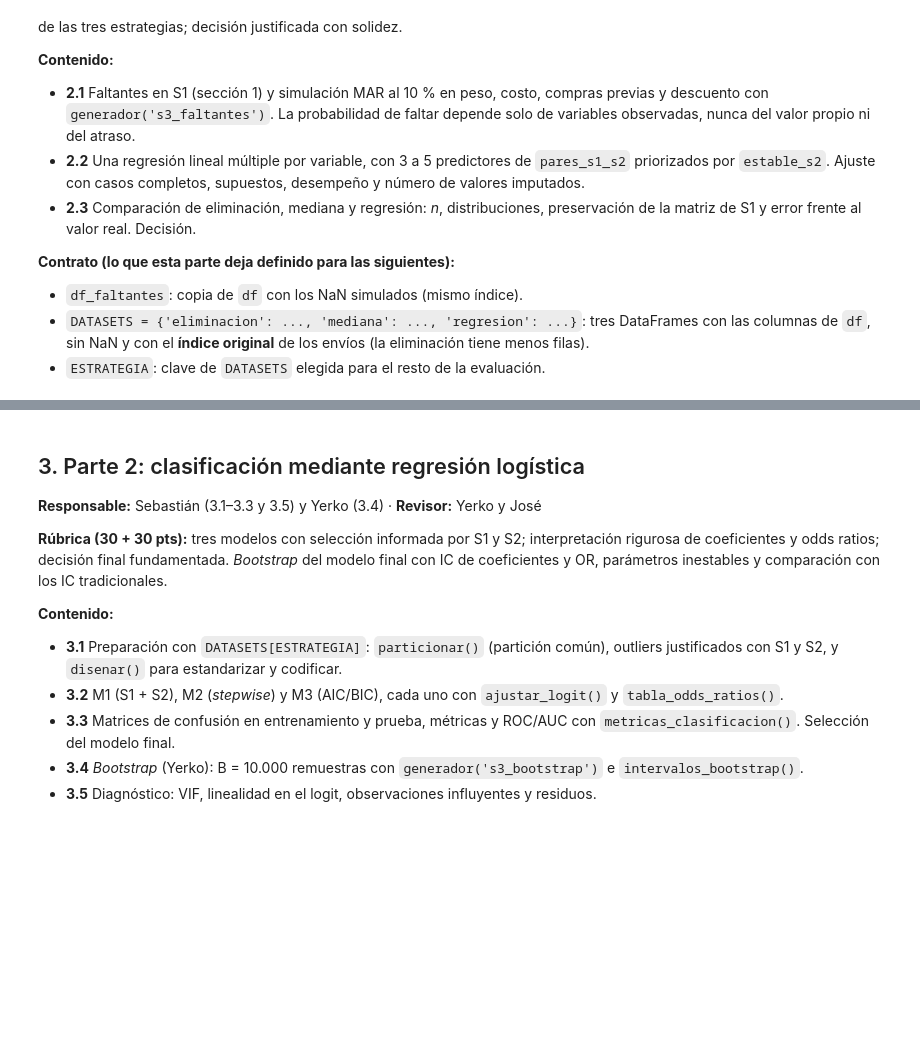
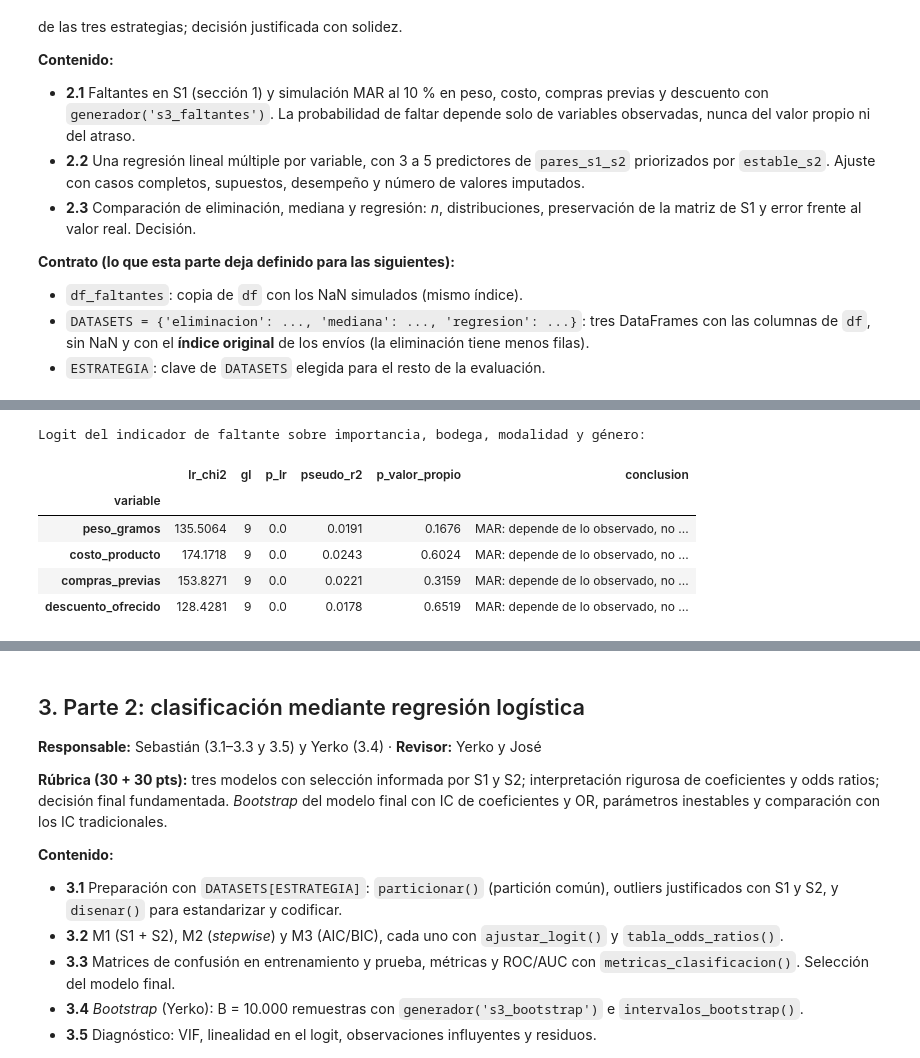
Before and after one commit to joserodriguezc/grupo_1_estadistica_computacional, a Jupyter notebook: sumativa_3/notebooks/sumativa_3_grupo1.ipynb, the cells around one changed output, grey strips where cells are left out. Drawn from its saved outputs; the diff is of its cells as text; code cells hidden in the pictures; blank space fills up the shorter version.

```diff
--- a/sumativa_3/notebooks/sumativa_3_grupo1.ipynb
+++ b/sumativa_3/notebooks/sumativa_3_grupo1.ipynb
@@ -414,0 +489,28 @@ guardar('fig_0_matriz_estabilidad', fig)
+# %%
+# Verificación del mecanismo con una regresión logística del indicador de faltante:
+# (1) sobre las variables observadas: si fuera MCAR, la prueba de razón de verosimilitud (LR) no rechazaría;
+# (2) agregando el valor propio: si fuera MNAR, su coeficiente sería significativo.
+X_obs = disenar(df, [], CATEGORICAS, df)
+filas = []
+for v in VARS_FALTANTES:
+    m_obs = ajustar_logit(X_obs, MASCARA[v])
+    m_propio = ajustar_logit(pd.concat([X_obs, disenar(df, [v], [], df)], axis=1), MASCARA[v])
+    filas.append({'variable': v, 'lr_chi2': m_obs.llr, 'gl': int(m_obs.df_model), 'p_lr': m_obs.llr_pvalue,
+                  'pseudo_r2': m_obs.prsquared, 'p_valor_propio': m_propio.pvalues[v]})
+verificacion_mar = pd.DataFrame(filas).set_index('variable')
+verificacion_mar['conclusion'] = np.where(
+    (verificacion_mar['p_lr'] < 0.05) & (verificacion_mar['p_valor_propio'] >= 0.05),
+    'MAR: depende de lo observado, no del valor propio', 'revisar')
+assert (verificacion_mar['conclusion'] != 'revisar').all()
+
+verificacion_mar.to_csv(TABLAS / 'faltantes_verificacion_mar.csv')
+print('Logit del indicador de faltante sobre importancia, bodega, modalidad y género:')
+display(verificacion_mar.round(4))
+# %% [output]
+Logit del indicador de faltante sobre importancia, bodega, modalidad y género:
+|  | lr_chi2 | gl | p_lr | pseudo_r2 | p_valor_propio | conclusion |
+| variable |  |  |  |  |  |  |
+| peso_gramos | 135.5064 | 9 | 0.0 | 0.0191 | 0.1676 | MAR: depende de lo observado, no ... |
+| costo_producto | 174.1718 | 9 | 0.0 | 0.0243 | 0.6024 | MAR: depende de lo observado, no ... |
+| compras_previas | 153.8271 | 9 | 0.0 | 0.0221 | 0.3159 | MAR: depende de lo observado, no ... |
+| descuento_ofrecido | 128.4281 | 9 | 0.0 | 0.0178 | 0.6519 | MAR: depende de lo observado, no ... |
```
Also changed, not shown: parts of 5 cells of this notebook, 5 other files.
